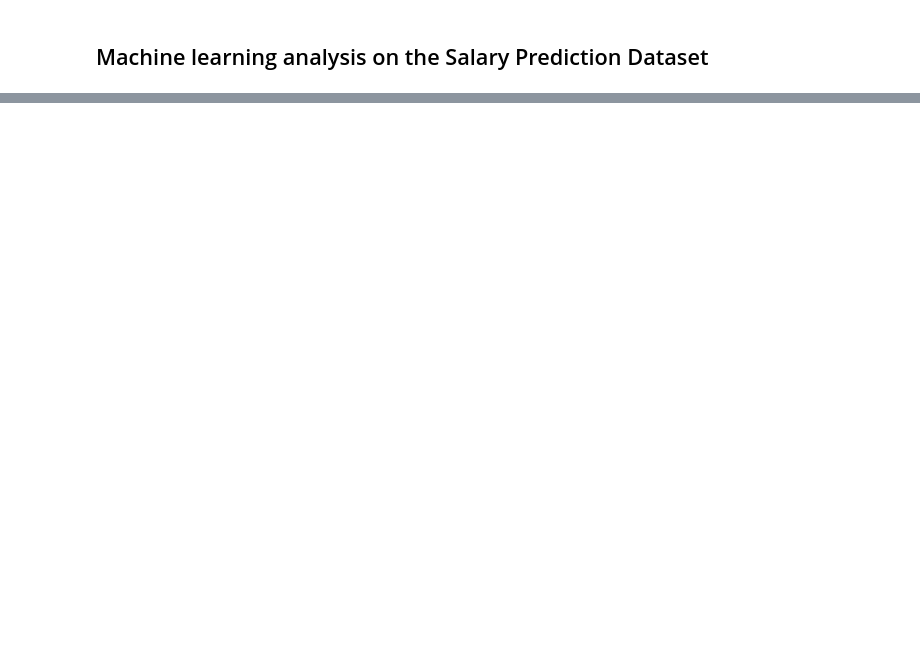
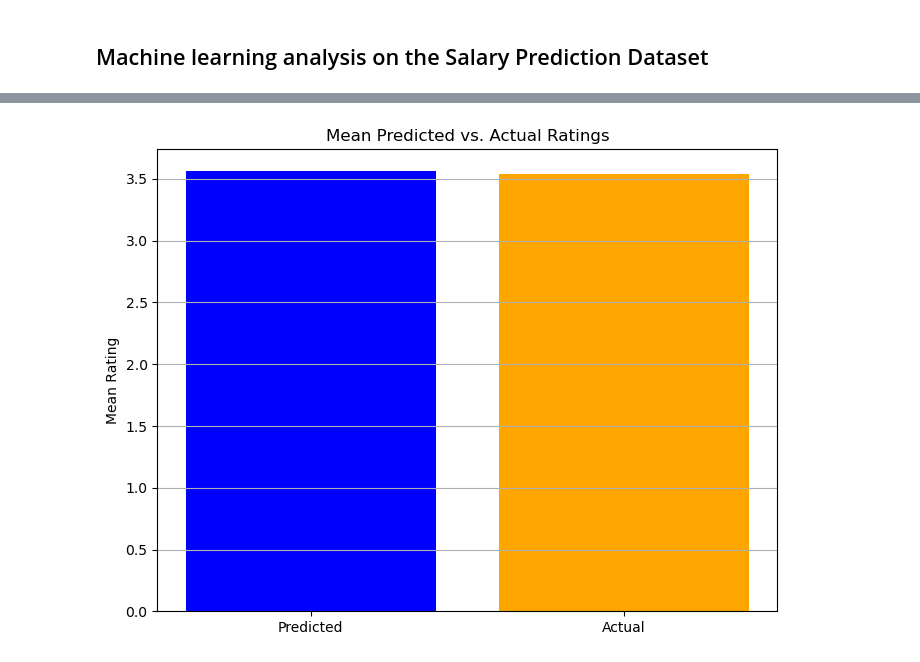
Before and after one commit to dawson-b23/CS479_Final_Proj, a Jupyter notebook: datasetAnalysis.ipynb, the cells around one changed output, grey strips where cells are left out. Saved outputs shown, nothing was run; the diff lists cells and outputs as text; code cells hidden in the pictures; blank space fills up the shorter version.

```diff
--- a/datasetAnalysis.ipynb
+++ b/datasetAnalysis.ipynb
@@ -248,0 +429,18 @@ dtype: float64
+# %%
+# Convert tensors to numpy arrays
+predictions_np = predictions.squeeze().numpy()  # Squeeze to remove extra dimensions
+y_test_np = y_test_tensor.squeeze().numpy()     # Squeeze to remove extra dimensions
+
+# Calculate mean predicted and actual ratings
+mean_predicted_rating = predictions_np.mean()
+mean_actual_rating = y_test_np.mean()
+
+# Plot mean predicted and actual ratings
+plt.figure(figsize=(8, 6))
+plt.bar(['Predicted', 'Actual'], [mean_predicted_rating, mean_actual_rating], color=['blue', 'orange'])
+plt.title('Mean Predicted vs. Actual Ratings')
+plt.ylabel('Mean Rating')
+plt.grid(axis='y')
+plt.show()
+# %% [output]
+[figure, added]
```
Also changed, not shown: parts of 14 cells of this notebook, 1 other file.
